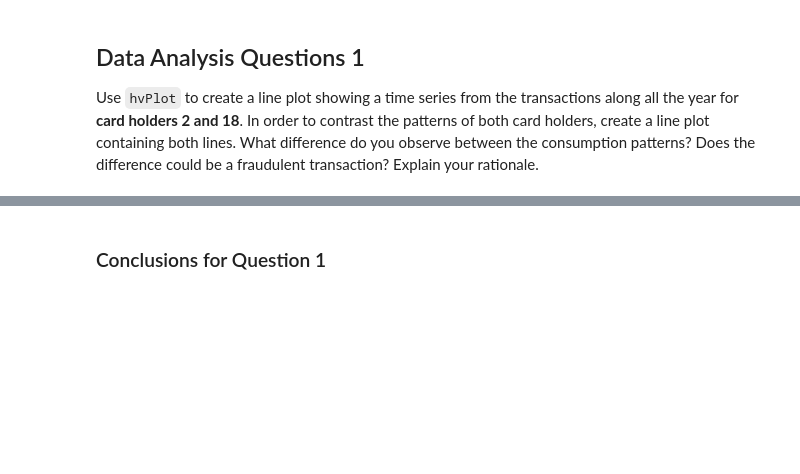
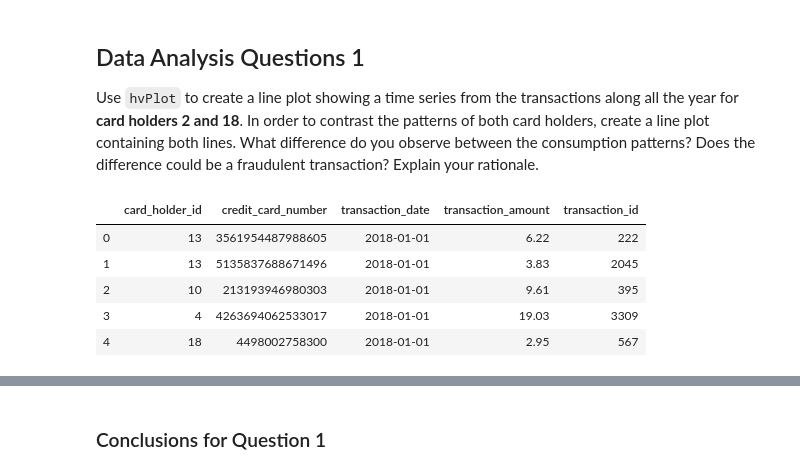
Before and after one commit to sselvakularanjan/SQL-Homework, a Jupyter notebook: Visual Data Analysis.ipynb, the cells around one changed output, grey strips where cells are left out. Saved outputs shown, nothing was run; the diff lists cells and outputs as text; code cells hidden in the pictures; blank space fills up the shorter version.

```diff
--- a/Visual Data Analysis.ipynb
+++ b/Visual Data Analysis.ipynb
@@ -29,0 +23,19 @@ ModuleNotFoundError: No module named 'psycopg2'
+# %%
+# Write the SQL query
+query = """
+SELECT cc.card_holder_id, cc.credit_card_number, t.transaction_date, t.transaction_amount, t.transaction_id
+FROM "credit_card" AS cc
+LEFT JOIN "transaction" AS t
+ON cc.credit_card_number = t.credit_card_number
+"""
+
+# Read the SQL query into a DataFrame
+transactions_df = pd.read_sql(query, engine)
+transactions_df.head()
+# %% [output]
+|  | card_holder_id | credit_card_number | transaction_date | transaction_amount | transaction_id |
+| 0 | 13 | 3561954487988605 | 2018-01-01 | 6.22 | 222 |
+| 1 | 13 | 5135837688671496 | 2018-01-01 | 3.83 | 2045 |
+| 2 | 10 | 213193946980303 | 2018-01-01 | 9.61 | 395 |
+| 3 | 4 | 4263694062533017 | 2018-01-01 | 19.03 | 3309 |
+| 4 | 18 | 4498002758300 | 2018-01-01 | 2.95 | 567 |
```
Also changed, not shown: parts of 19 cells of this notebook.
